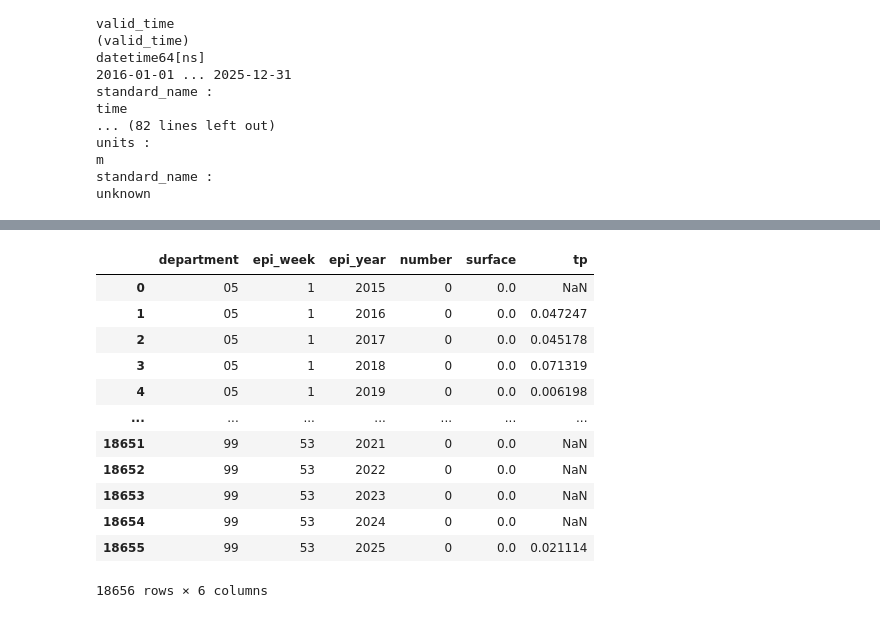
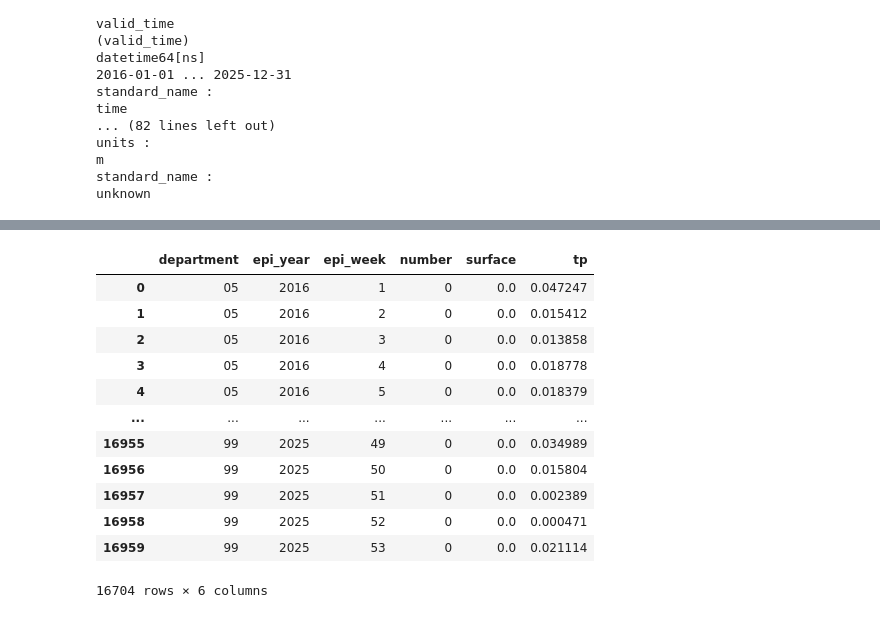
Before and after one commit to CarlosBlanco1/ColombiaDengueForecasting, a Jupyter notebook: notebooks/explore_dengue_cases.ipynb, the cells around one changed output, grey strips where cells are left out. Drawn from its saved outputs; the diff is of its cells as text; code cells hidden in the pictures.

Commit message:
Precipitation df almost there, NaNs identified and removed, but extra rows for some reason

```diff
--- a/notebooks/explore_dengue_cases.ipynb
+++ b/notebooks/explore_dengue_cases.ipynb
@@ -858,13 +858,13 @@ m
 standard_name :
 unknown
 # %%
-hourly_precipitation_by_department = (points_precipitation.stack(t=("time", "step"))
+hourly_precipitation_by_points = (points_precipitation.stack(t=("time", "step"))
               .reset_index("t", drop=True)
               .swap_dims(t="valid_time")
               .sortby("valid_time"))
 
-daily_precipitation_by_department = hourly_precipitation_by_department.resample(valid_time='1D').sum()
-daily_precipitation_by_department
+daily_precipitation_by_points = hourly_precipitation_by_points.resample(valid_time='1D').sum()
+daily_precipitation_by_points
 # %% [output]
 <xarray.DataArray 'tp' (points: 1493, valid_time: 3655)> Size: 22MB dask.array<transpose, shape=(1493, 3655), dtype=float32, chunksize=(1493, 1), chunktype=numpy.ndarray> Coordinates: latitude (points ...
 xarray.DataArray
@@ -892,0 +897,13 @@ unknown
+# %%
+coords_to_join_on = ['latitude', 'longitude']
+
+left = daily_precipitation_by_points.set_index(points=coords_to_join_on)
+right = points_temp.set_index(points=coords_to_join_on)
+
+c = right['department'].reset_coords(drop=True)
+
+left, c = xr.align(left, c, join='inner')
+
+daily_precipitation_by_department = left.assign_coords(department=c)
+daily_precipitation_by_department = daily_precipitation_by_department.reset_index('points')
+daily_precipitation_by_department
@@ -976,3 +1019,10 @@ units :
 m
 standard_name :
 unknown
+# %%
+daily_avg_p_by_department = daily_avg_p_by_department.where((daily_avg_p_by_department['epi_year'] >= 2016) &
+                                                            (daily_avg_p_by_department['epi_year'] <= 2025),
+                                                            drop=True)
+# %%
+weekly_avg_p_by_department = daily_avg_p_by_department.groupby(['epi_year','epi_week']).sum(dim='valid_time')
+weekly_avg_p_by_department
@@ -979,18 +1055,19 @@ unknown
 # %%
 weekly_avg_p_dpt_df = weekly_avg_p_by_department.to_dataframe().reset_index()
+weekly_avg_p_dpt_df = weekly_avg_p_dpt_df.dropna(subset=['tp']).copy()
 weekly_avg_p_dpt_df
 # %% [output]
-|  | department | epi_week | epi_year | number | surface | tp |
-| 0 | 05 | 1 | 2015 | 0 | 0.0 | NaN |
-| 1 | 05 | 1 | 2016 | 0 | 0.0 | 0.047247 |
-| 2 | 05 | 1 | 2017 | 0 | 0.0 | 0.045178 |
-| 3 | 05 | 1 | 2018 | 0 | 0.0 | 0.071319 |
-| 4 | 05 | 1 | 2019 | 0 | 0.0 | 0.006198 |
+|  | department | epi_year | epi_week | number | surface | tp |
+| 0 | 05 | 2016 | 1 | 0 | 0.0 | 0.047247 |
+| 1 | 05 | 2016 | 2 | 0 | 0.0 | 0.015412 |
+| 2 | 05 | 2016 | 3 | 0 | 0.0 | 0.013858 |
+| 3 | 05 | 2016 | 4 | 0 | 0.0 | 0.018778 |
+| 4 | 05 | 2016 | 5 | 0 | 0.0 | 0.018379 |
 | ... | ... | ... | ... | ... | ... | ... |
-| 18651 | 99 | 53 | 2021 | 0 | 0.0 | NaN |
-| 18652 | 99 | 53 | 2022 | 0 | 0.0 | NaN |
-| 18653 | 99 | 53 | 2023 | 0 | 0.0 | NaN |
-| 18654 | 99 | 53 | 2024 | 0 | 0.0 | NaN |
-| 18655 | 99 | 53 | 2025 | 0 | 0.0 | 0.021114 |
+| 16955 | 99 | 2025 | 49 | 0 | 0.0 | 0.034989 |
+| 16956 | 99 | 2025 | 50 | 0 | 0.0 | 0.015804 |
+| 16957 | 99 | 2025 | 51 | 0 | 0.0 | 0.002389 |
+| 16958 | 99 | 2025 | 52 | 0 | 0.0 | 0.000471 |
+| 16959 | 99 | 2025 | 53 | 0 | 0.0 | 0.021114 |
-18656 rows × 6 columns
+16704 rows × 6 columns
 # %%
```
Also changed, not shown: parts of 8 cells of this notebook.
